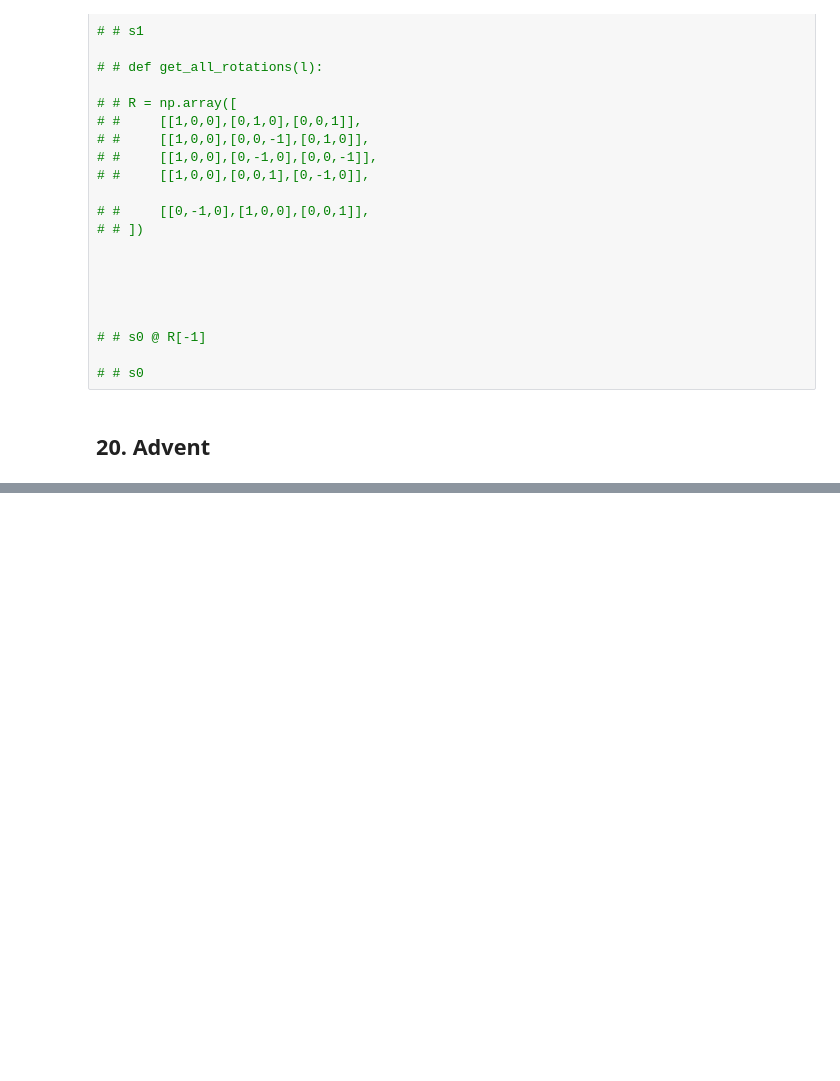
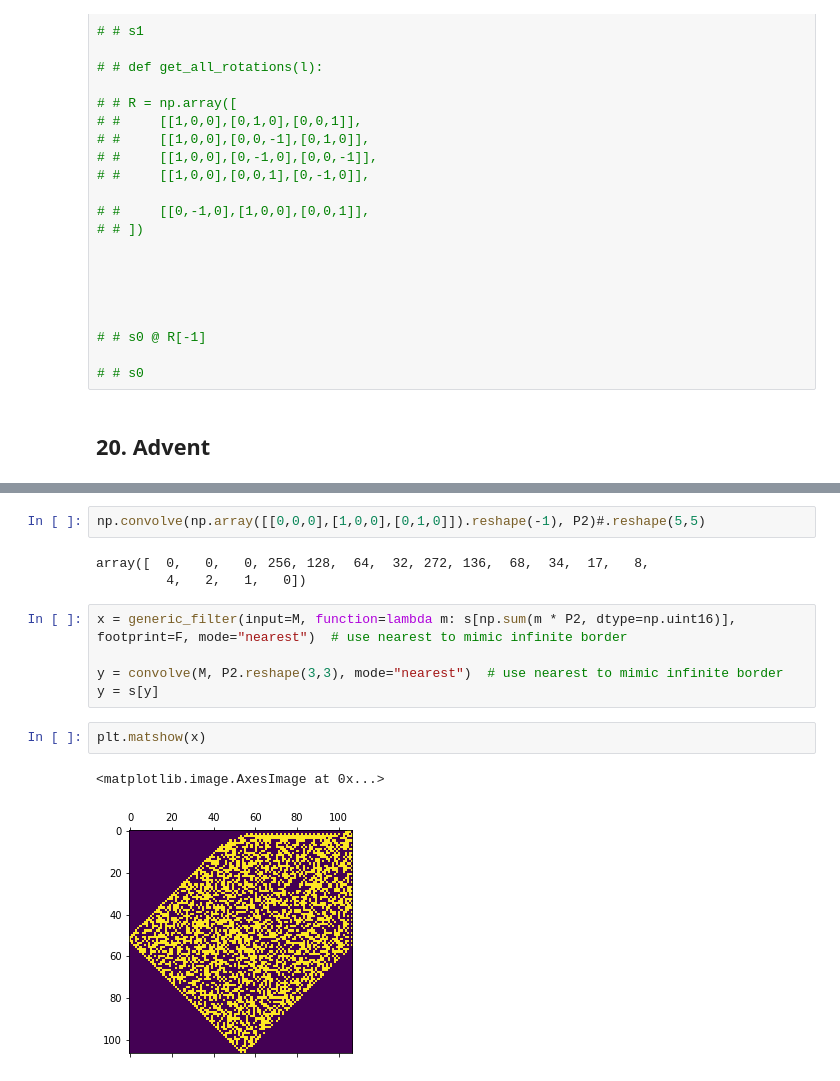
Before and after one commit to charelF/AOC2021, a Jupyter notebook: aoc.ipynb, the cells around one changed output, grey strips where cells are left out. Drawn from its saved outputs; the diff is of its cells as text; blank space fills up the shorter version.

```diff
--- a/aoc.ipynb
+++ b/aoc.ipynb
@@ -840,0 +833,15 @@ print(M[iterations:-iterations,iterations:-iterations].sum())
+# %%
+np.convolve(np.array([[0,0,0],[1,0,0],[0,1,0]]).reshape(-1), P2)#.reshape(5,5)
+# %% [output]
+array([  0,   0,   0, 256, 128,  64,  32, 272, 136,  68,  34,  17,   8,
+         4,   2,   1,   0])
+# %%
+x = generic_filter(input=M, function=lambda m: s[np.sum(m * P2, dtype=np.uint16)], footprint=F, mode="nearest")  # use nearest to mimic infinite border
+
+y = convolve(M, P2.reshape(3,3), mode="nearest")  # use nearest to mimic infinite border
+y = s[y]
+# %%
+plt.matshow(x)
+# %% [output]
+<matplotlib.image.AxesImage at 0x...>
+[figure, added]
```
Also changed, not shown: parts of 5 cells of this notebook.
